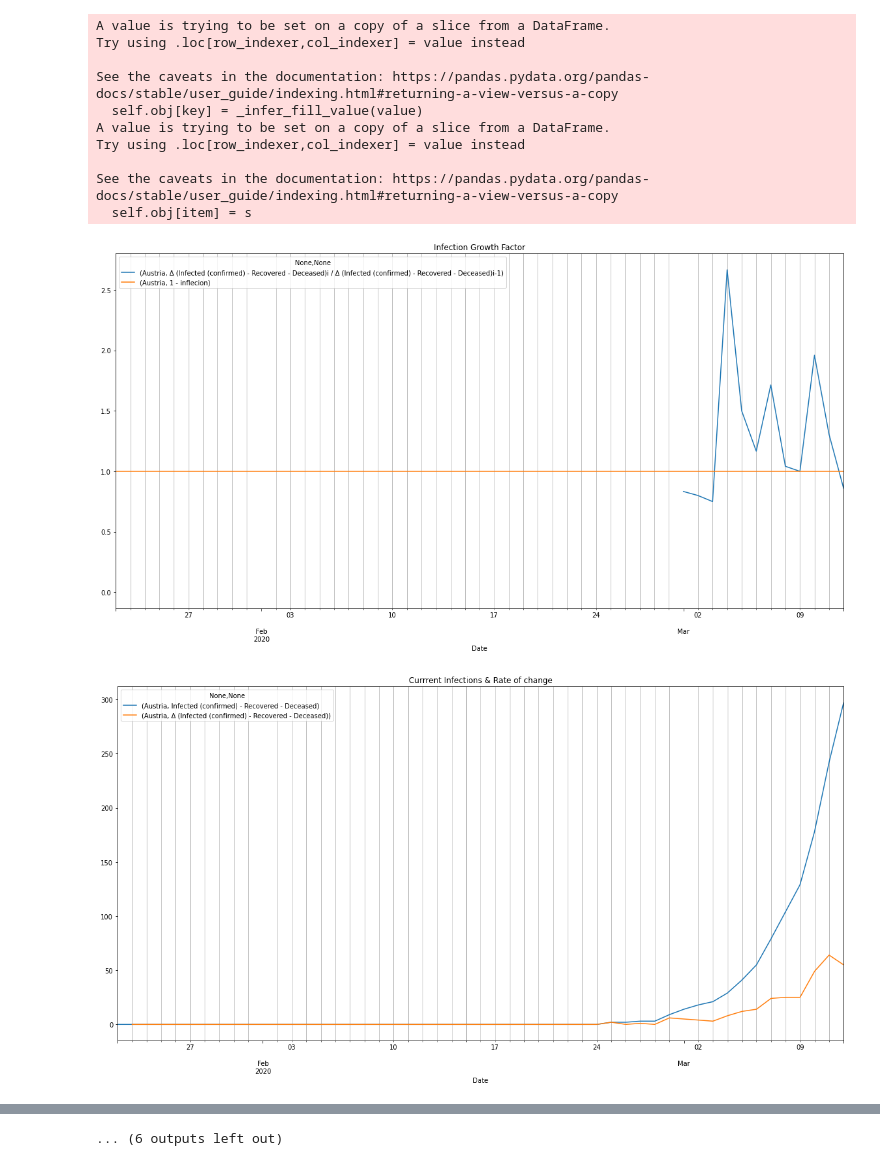
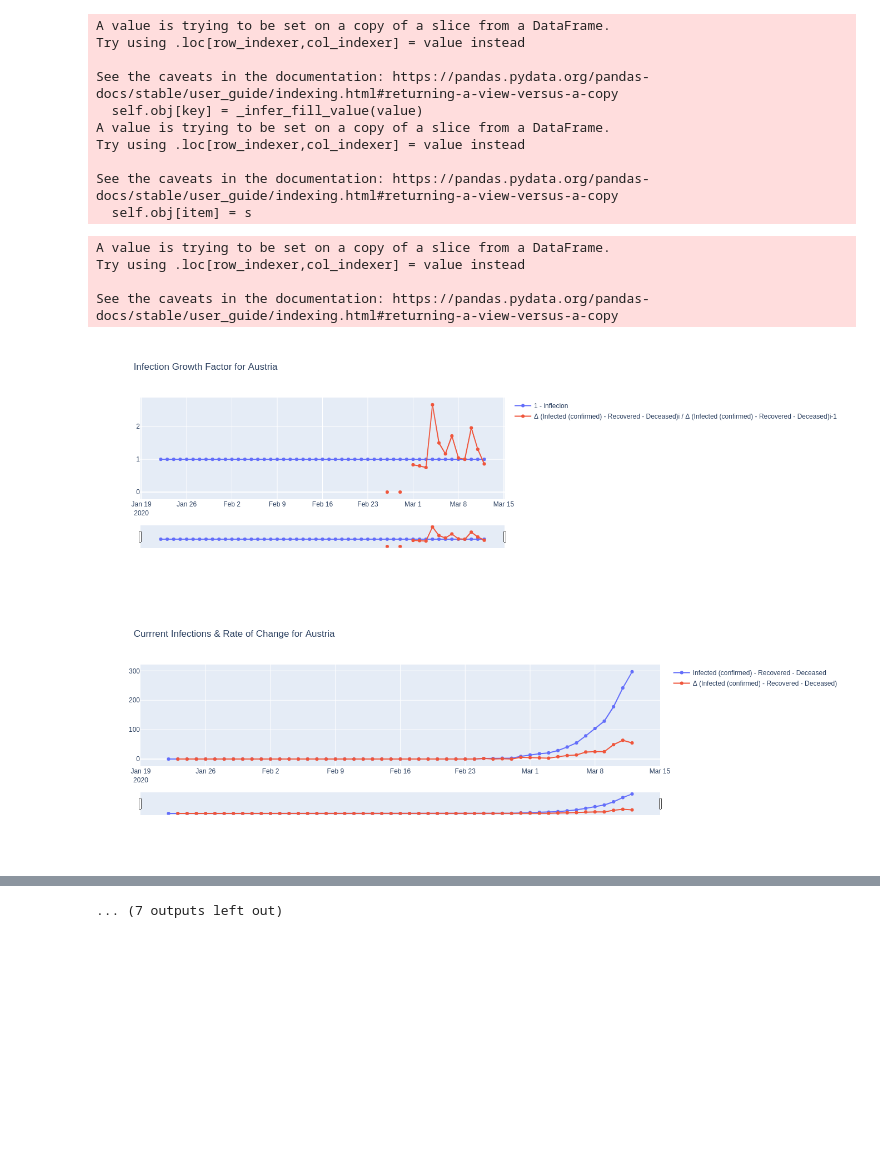
Before and after one commit to gwario/covid-19-at-eu-stats, a Jupyter notebook: covid-19-stats-at.ipynb, the cells around one changed output, grey strips where cells are left out. Saved outputs shown, nothing was run; the diff lists cells and outputs as text; code cells hidden in the pictures; blank space fills up the shorter version.

Commit message:
Migrate to plotly 1/2

```diff
--- a/covid-19-stats-at.ipynb
+++ b/covid-19-stats-at.ipynb
@@ -153,6 +153,7 @@ def logistic_func(x, a, b, c):
 # %%
 import lib.csse_covid_19_dataset.io as io
 import os
+import plotly.graph_objects as go
 
 latest_data_date = df_prep.index[-1].strftime("%Y-%m-%d")
 
@@ -160,60 +161,88 @@ directory = "export/{}/".format(latest_data_date)
 if not os.path.exists(directory):
     os.makedirs(directory)
 
+
 # Growth factor
-df_temp_title = "Infection Growth Factor"
+title = "Infection Growth Factor for {}".format(data.at)
 df_at.loc[:, pandas.IndexSlice[data.at, '1 - inflecion']] = 1
-df_temp = df_at.loc[:, pandas.IndexSlice[data.at, ['1 - inflecion', infected_recovered_deceased_growth_factor_column_name]]]
-#print(df_temp)
-io.saveDataCsv(df_temp, directory, df_temp_title)
-io.plotAndSavePng(df_temp, df_temp_title, (20, 10), False, directory, df_temp_title)
+
+fig = go.Figure()
+fig.add_trace(go.Scatter(x=df_at.index,
+                         y=df_at[(data.at, '1 - inflecion')],
+                         name='1 - inflecion',
+                         mode='lines+markers'))
+fig.add_trace(go.Scatter(x=df_temp.index,
+                         y=df_at[(data.at, infected_recovered_deceased_growth_factor_column_name)],
+                         name=infected_recovered_deceased_growth_factor_column_name,
+                         mode='lines+markers'))
+fig.update_layout(title_text=title, xaxis_rangeslider_visible=True)
+fig.show()
+fig.write_image(directory+title+".png")
+io.saveDataCsv(df_at[[(data.at, '1 - inflecion'), (data.at, infected_recovered_deceased_growth_factor_column_name)]],
+               directory, title)
+#io.saveDataCsv(df_at.loc[:, pandas.IndexSlice[data.at, ['1 - inflecion', infected_recovered_deceased_growth_factor_column_name]]],
+#               directory, title)
 
 
 # Current infections and change rate
-df_temp_title = "Currrent Infections & Rate of change"
-df_temp = df_at.loc[:, pandas.IndexSlice[:, [infected_recovered_deceased_column_name, infected_recovered_deceased_change_column_name]]]
-#print(df_temp)
-io.saveDataCsv(df_temp, directory, df_temp_title)
-io.plotAndSavePng(df_temp, df_temp_title, (20, 10), False, directory, df_temp_title)
+title = "Currrent Infections & Rate of Change for {}".format(data.at)
+fig = go.Figure()
+fig.add_trace(go.Scatter(x=df_at.index,
+                         y=df_at[(data.at, infected_recovered_deceased_column_name)],
+                         name=infected_recovered_deceased_column_name,
+                         mode='lines+markers'))
+fig.add_trace(go.Scatter(x=df_temp.index,
+                         y=df_at[(data.at, infected_recovered_deceased_change_column_name)],
+                         name=infected_recovered_deceased_change_column_name,
+                         mode='lines+markers'))
+fig.update_layout(title_text=title, xaxis_rangeslider_visible=True)
+fig.show()
+fig.write_image(directory+title+".png")
+io.saveDataCsv(df_at.loc[:, pandas.IndexSlice[data.at, [infected_recovered_deceased_column_name, infected_recovered_deceased_change_column_name]]],
+               directory, title)
 
 
 df_at_infected_pred_title = "Currently {} in {} and Predictions".format(infected_column_name, data.at)
 #df_at_infected_pred = df_at_pred.loc[:, pandas.IndexSlice[:, [infected_column_name, infected_recovered_deceased_column_name, infected_recovered_deceased_prediction_column_name, infected_prediction_logistic_curve_column_name]]]
 df_at_infected_pred = df_at_pred.loc[:, pandas.IndexSlice[:, [infected_column_name, infected_recovered_deceased_column_name, infected_recovered_deceased_prediction_1_4_column_name, infected_recovered_deceased_prediction_1_38_column_name]]]
 io.saveDataCsv(df_at_infected_pred, directory, infected_column_name+"_"+df_at_infected_pred_title)
-io.plotAndSavePng(df_at_infected_pred, df_at_infected_pred_title, (20, 10), True, directory, infected_column_name+"_"+df_at_infected_pred_title)
+io.plotAndSavePngMatplotlib(df_at_infected_pred, df_at_infected_pred_title, (20, 10), True, directory, infected_column_name+"_"+df_at_infected_pred_title)
 
 def displayAndSaveData(column, df_at, df_at_neighbours, df_at_nationalities, df_at_travel_incomming, df_at_travel_outgoing):
     df_at_title = "{} in {}".format(column, data.at)
     df_at_neighbours_title = "{} in Neighbouring Contries".format(column)
     df_at_nationalities_title = "{} in Countries of Largest Foraign Nationalities in {}".format(column, data.at)
     df_at_travel_incomming_title = "{} in Countries of Most Visiting Nationalities".format(column)
     df_at_travel_outgoing_title = "{} in Most Visited Countries".format(column)
 
     df_at = df_at_pred.loc[:, pandas.IndexSlice[:, [column]]]
     df_at_neighbours = df_at_neighbours.loc[:, pandas.IndexSlice[:, [column]]]
     df_at_nationalities = df_at_nationalities.loc[:, pandas.IndexSlice[:, [column]]]
     df_at_travel_incomming = df_at_travel_incomming.loc[:, pandas.IndexSlice[:, [column]]]
     df_at_travel_outgoing = df_at_travel_outgoing.loc[:, pandas.IndexSlice[:, [column]]]
 
     io.saveDataCsv(df_at, directory, column+"_"+df_at_title)
     io.saveDataCsv(df_at_neighbours, directory, column+"_"+df_at_neighbours_title)
     io.saveDataCsv(df_at_nationalities, directory, column+"_"+df_at_nationalities_title)
     io.saveDataCsv(df_at_travel_incomming, directory, column+"_"+df_at_travel_incomming_title)
     io.saveDataCsv(df_at_travel_outgoing, directory, column+"_"+df_at_travel_outgoing_title)
 
-    io.plotAndSavePng(df_at, df_at_title, (20, 10), True, directory, column+"_"+df_at_title)
-    io.plotAndSavePng(df_at_neighbours, df_at_neighbours_title, (20, 10), True, directory, column+"_"+df_at_neighbours_title)
-    io.plotAndSavePng(df_at_nationalities, df_at_nationalities_title, (20, 10), True, directory, column+"_"+df_at_nationalities_title)
-    io.plotAndSavePng(df_at_travel_incomming, df_at_travel_incomming_title, (20, 10), True, directory, column+"_"+df_at_travel_incomming_title)
-    io.plotAndSavePng(df_at_travel_outgoing, df_at_travel_outgoing_title, (20, 10), True, directory, column+"_"+df_at_travel_outgoing_title)
+    io.plotAndSavePngMatplotlib(df_at, df_at_title, (20, 10), True, directory, column+"_"+df_at_title)
+    io.plotAndSavePngMatplotlib(df_at_neighbours, df_at_neighbours_title, (20, 10), True, directory, column+"_"+df_at_neighbours_title)
+    io.plotAndSavePngMatplotlib(df_at_nationalities, df_at_nationalities_title, (20, 10), True, directory, column+"_"+df_at_nationalities_title)
+    io.plotAndSavePngMatplotlib(df_at_travel_incomming, df_at_travel_incomming_title, (20, 10), True, directory, column+"_"+df_at_travel_incomming_title)
+    io.plotAndSavePngMatplotlib(df_at_travel_outgoing, df_at_travel_outgoing_title, (20, 10), True, directory, column+"_"+df_at_travel_outgoing_title)
 
 displayAndSaveData(infected_column_name, df_at, df_at_neighbours, df_at_nationalities, df_at_travel_incomming, df_at_travel_outgoing)
 displayAndSaveData(deceased_column_name, df_at, df_at_neighbours, df_at_nationalities, df_at_travel_incomming, df_at_travel_outgoing)
 displayAndSaveData(recovered_column_name, df_at, df_at_neighbours, df_at_nationalities, df_at_travel_incomming, df_at_travel_outgoing)
 # %% [output]
+A value is trying to be set on a copy of a slice from a DataFrame.
+Try using .loc[row_indexer,col_indexer] = value instead
+
+See the caveats in the documentation: https://pandas.pydata.org/pandas-docs/stable/user_guide/indexing.html#returning-a-view-versus-a-copy
-[figure, old version]
+[figure, new version]
-[figure, old version]
+[figure, new version]
 [figure]
 [figure]
 [figure]
@@ -227 +255 @@ displayAndSaveData(recovered_column_name, df_at, df_at_neighbours, df_at_nationa
-... (6 outputs left out)
+... (7 outputs left out)
```
Also changed, not shown: parts of 1 cell of this notebook.
